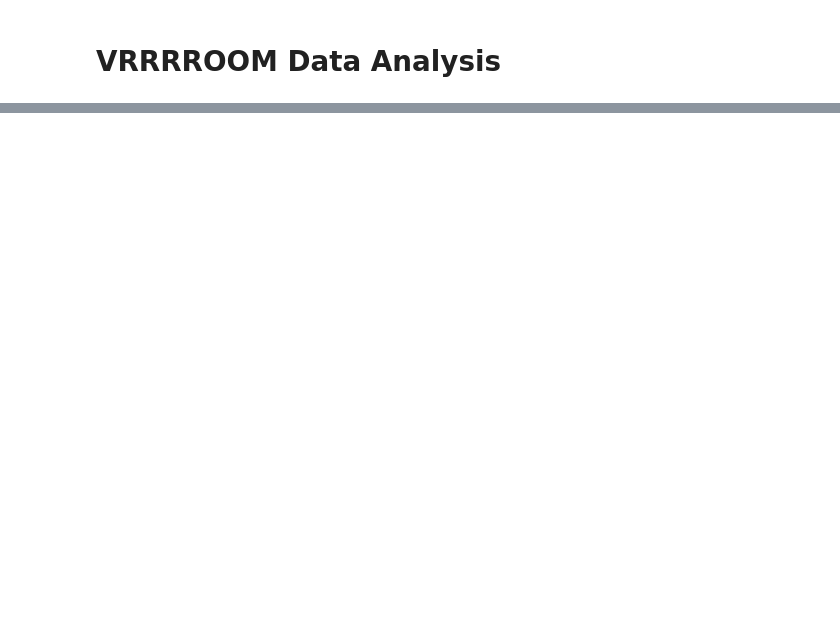
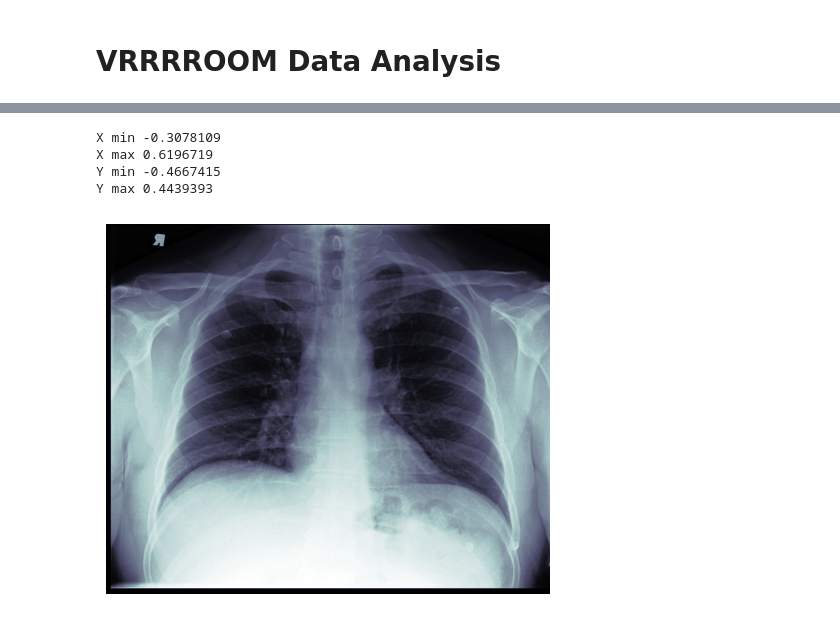
Before and after one commit to catarina-moreira/EyeTracking, a Jupyter notebook: data_analysis.ipynb, the cells around one changed output, grey strips where cells are left out. Saved outputs shown, nothing was run; the diff lists cells and outputs as text; code cells hidden in the pictures; blank space fills up the shorter version.

```diff
--- a/data_analysis.ipynb
+++ b/data_analysis.ipynb
@@ -106,0 +3,12 @@ text_lines
+# %%
+from utils.data_processing import *
+
+import pandas as pd
+import os
+from PIL import Image
+
+import matplotlib.pyplot as plt
+import seaborn as sns
+sns.set_theme()
+
+import numpy as np
@@ -106,0 +34,3 @@ text_lines
+# %%
+data = pd.read_csv("data/41_data.csv")
+data.head()
@@ -106,0 +59,17 @@ text_lines
+# %%
+print("X min", filtered_data['GazeRayHitx'].min() )
+print("X max", filtered_data['GazeRayHitx'].max() )
+print("Y min", filtered_data['GazeRayHity'].min() )
+print("Y max", filtered_data['GazeRayHity'].max() )
+# %% [output]
+X min -0.3078109
+X max 0.6196719
+Y min -0.4667415
+Y max 0.4439393
+# %%
+IMG_INDX = 1
+img_filename = data['CurrentImageFilename'].unique()[IMG_INDX]
+
+img = load_image(img_filename)
+# %% [output]
+[figure, added]
```
Also changed, not shown: parts of 10 cells of this notebook, 3 other files.
